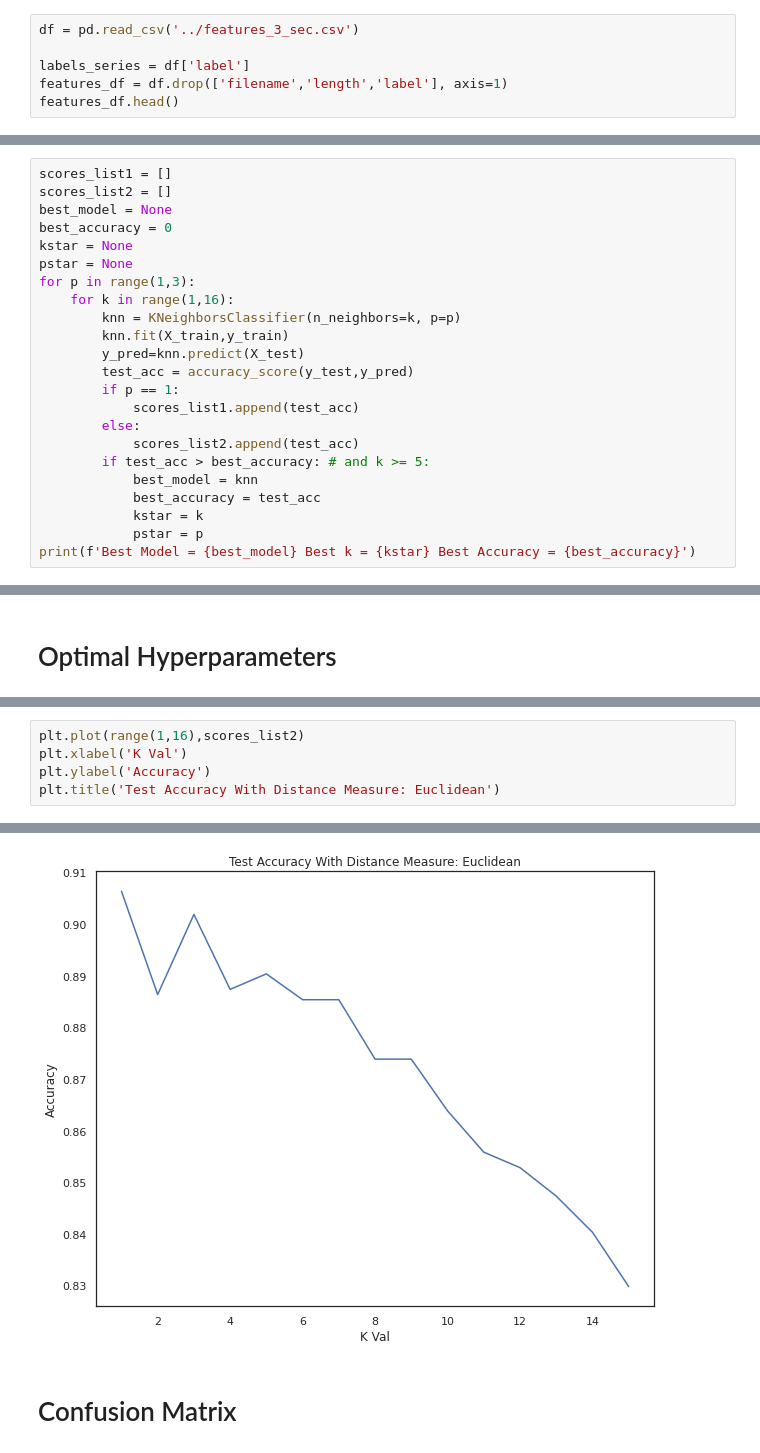
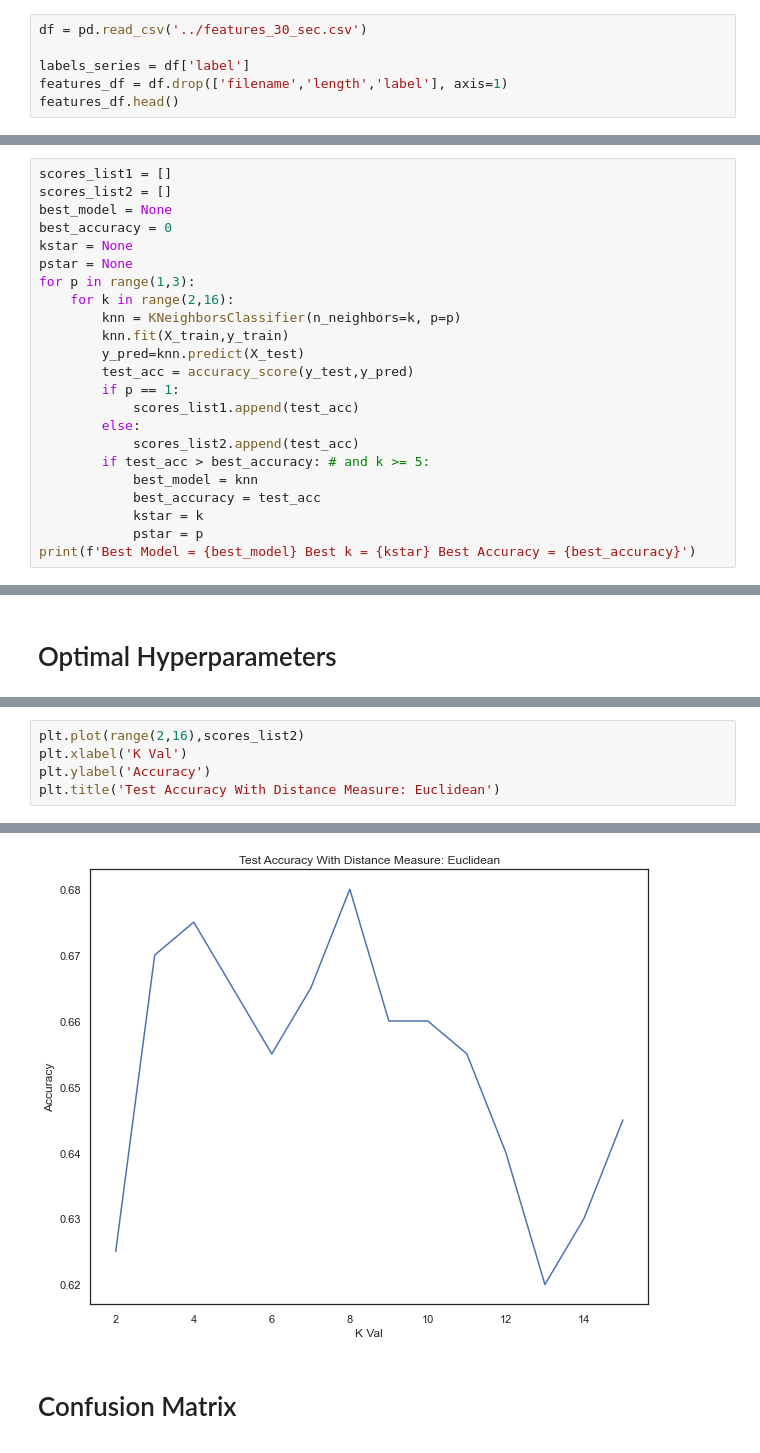
Before and after one commit to the-data-science-union/DSU-F2021-MGC, a Jupyter notebook: Modelling/ethan-KNN.ipynb, the cells around one changed output, grey strips where cells are left out. Drawn from its saved outputs; the diff is of its cells as text.

```diff
--- a/Modelling/ethan-KNN.ipynb
+++ b/Modelling/ethan-KNN.ipynb
@@ -16,7 +16,7 @@ sns.set(style='white', context='notebook', rc={'figure.figsize':(10,8)})
 # %% [markdown]
 # Label/Feature Split
 # %%
-df = pd.read_csv('../features_3_sec.csv')
+df = pd.read_csv('../features_30_sec.csv')
 
 labels_series = df['label']
 features_df = df.drop(['filename','length','label'], axis=1)
@@ -62,7 +62,7 @@ best_accuracy = 0
 kstar = None
 pstar = None
 for p in range(1,3):
-    for k in range(1,16):
+    for k in range(2,16):
         knn = KNeighborsClassifier(n_neighbors=k, p=p)
         knn.fit(X_train,y_train)
         y_pred=knn.predict(X_test)
@@ -92,11 +92,11 @@ Text(0.5, 1.0, 'Test Accuracy With Distance Measure: Manhattan')
 # %%
-plt.plot(range(1,16),scores_list2)
+plt.plot(range(2,16),scores_list2)
 plt.xlabel('K Val')
 plt.ylabel('Accuracy')
 plt.title('Test Accuracy With Distance Measure: Euclidean')
 # %% [output]
 Text(0.5, 1.0, 'Test Accuracy With Distance Measure: Euclidean')
-[figure, old version]
+[figure, new version]
 # %% [markdown]
 # Confusion Matrix
 # %%
```
Also changed, not shown: parts of 8 cells of this notebook, 4 other files.
